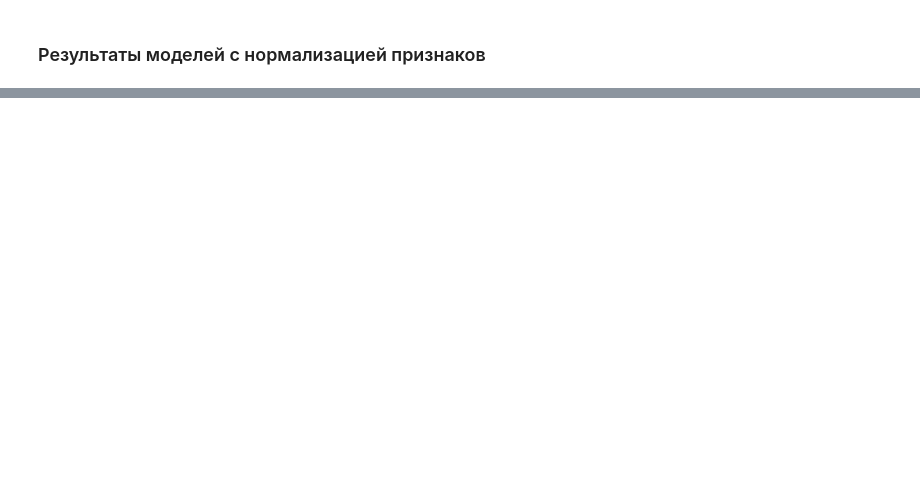
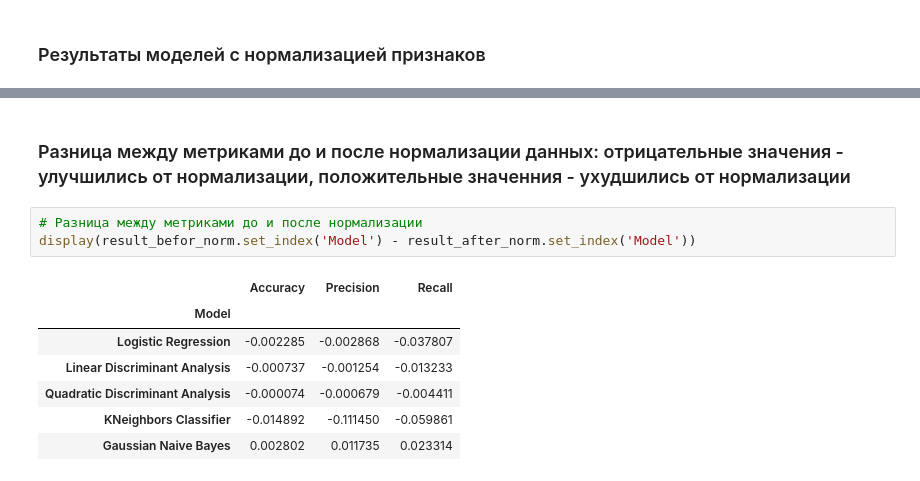
Before and after one commit to kimve1969/mgu_ds_cours, a Jupyter notebook: semestr 2.2/task 1/bank_marketing.ipynb, the cells around one changed output, grey strips where cells are left out. Drawn from its saved outputs; the diff is of its cells as text; blank space fills up the shorter version.

```diff
--- a/semestr 2.2/task 1/bank_marketing.ipynb
+++ b/semestr 2.2/task 1/bank_marketing.ipynb
@@ -310,0 +332,13 @@ Please also refer to the documentation for alternative solver options:
+# %% [markdown]
+### Разница между метриками до и после нормализации данных: отрицательные значения - улучшились от нормализации, положительные значенния - ухудшились от нормализации
+# %%
+# Разница между метриками до и после нормализации
+display(result_befor_norm.set_index('Model') - result_after_norm.set_index('Model'))
+# %% [output]
+|  | Accuracy | Precision | Recall |
+| Model |  |  |  |
+| Logistic Regression | -0.002285 | -0.002868 | -0.037807 |
+| Linear Discriminant Analysis | -0.000737 | -0.001254 | -0.013233 |
+| Quadratic Discriminant Analysis | -0.000074 | -0.000679 | -0.004411 |
+| KNeighbors Classifier | -0.014892 | -0.111450 | -0.059861 |
+| Gaussian Naive Bayes | 0.002802 | 0.011735 | 0.023314 |
```
Also changed, not shown: parts of 17 cells of this notebook.
